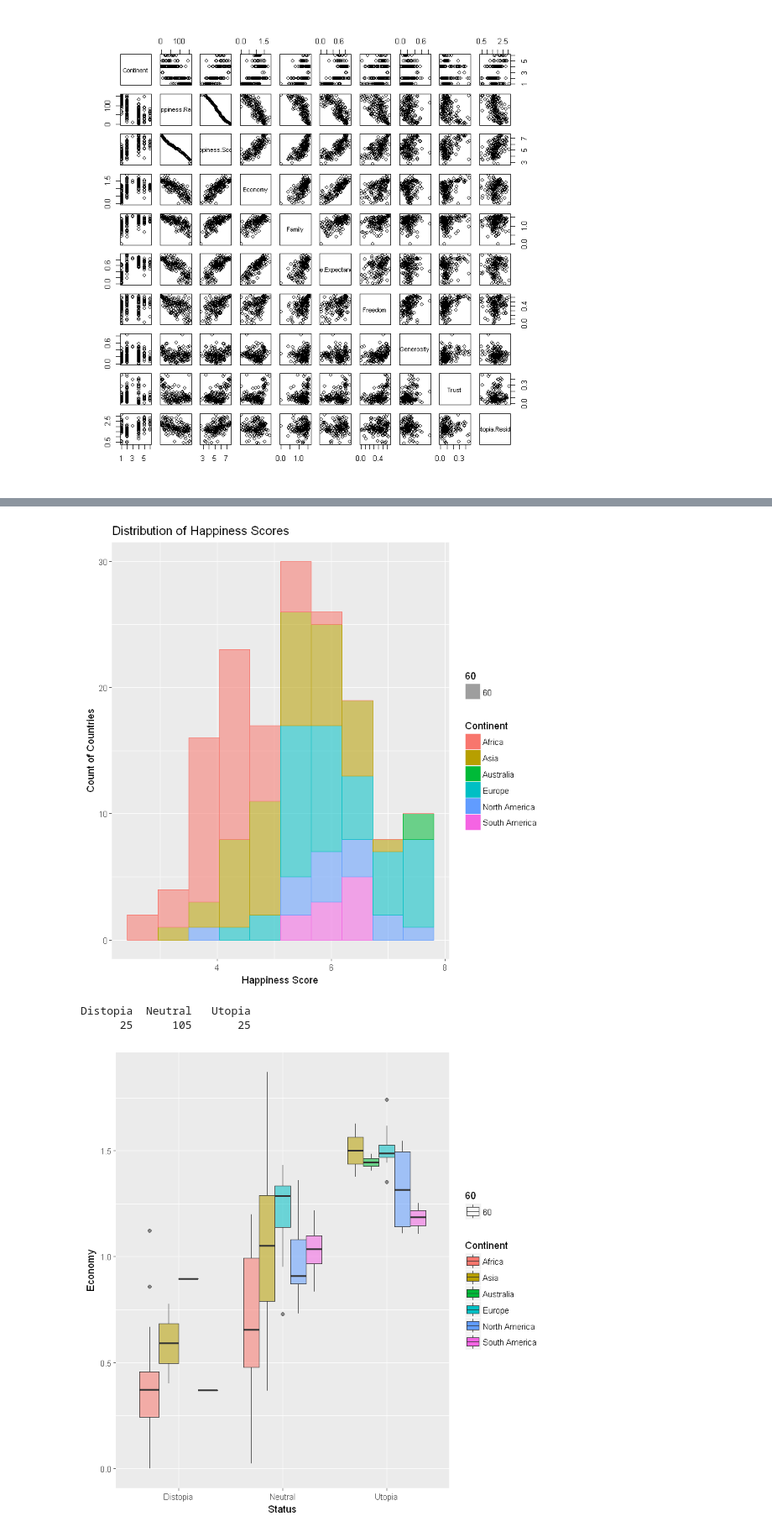
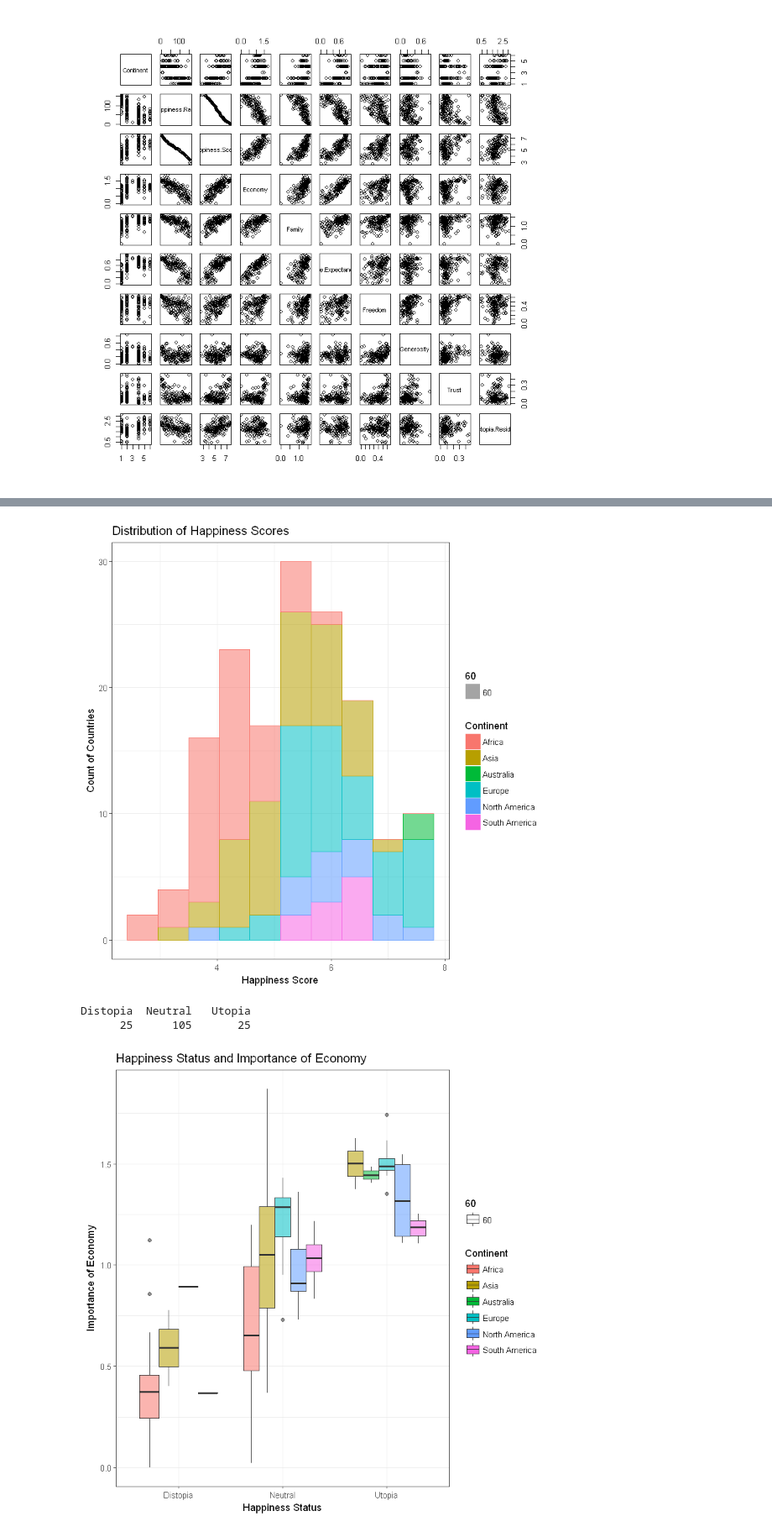
Before and after one commit to vknguyen1902/data-mining, a Jupyter notebook: World Happiness Report.ipynb, the cells around one changed output, grey strips where cells are left out. Shown at 84% size. Saved outputs shown, nothing was run; the diff lists cells and outputs as text; code cells hidden in the pictures.

```diff
--- a/World Happiness Report.ipynb
+++ b/World Happiness Report.ipynb
@@ -185,9 +192,9 @@ ggplot(happiness, aes(x = Continent, y = Happiness.Score, fill = Continent, alph
 ggplot(happiness, aes(Happiness.Score, fill = Continent, color = Continent)) +
        geom_histogram(aes(alpha = 60), bins = 10) +
        ggtitle("Distribution of Happiness Scores") +
-       xlab("Happiness Score") + ylab("Count of Countries")
+       xlab("Happiness Score") + ylab("Count of Countries") + theme_bw()
 # %% [output]
-[figure, old version]
+[figure, new version]
 # %%
 #Create qualitative variable
 Status <- rep("Neutral", nrow(happiness))
@@ -203,9 +210,11 @@ Distopia  Neutral   Utopia
 # %%
 #Boxplot for Happiness Status
 ggplot(happiness, aes(x = Status, y = Economy, fill = Continent)) +
-       geom_boxplot(aes(alpha = 60))
+       geom_boxplot(aes(alpha = 60)) + theme_bw() +
+       xlab("Happiness Status") + ylab("Importance of Economy") +
+       ggtitle("Happiness Status and Importance of Economy")
 # %% [output]
-[figure, old version]
+[figure, new version]
 # %%
 #Histogram for variables
 par(mfrow = c(2,2))
```
Also changed, not shown: parts of 5 cells of this notebook.
